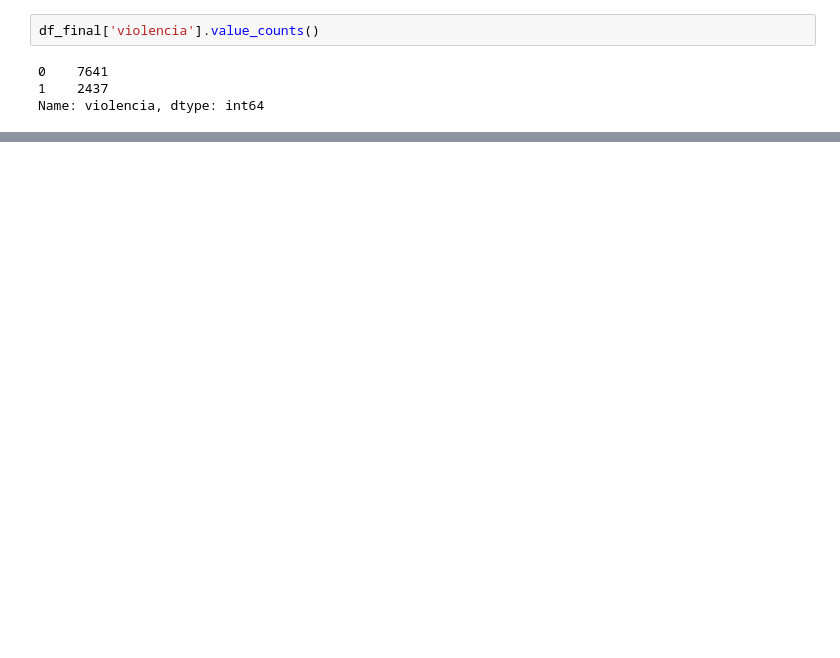
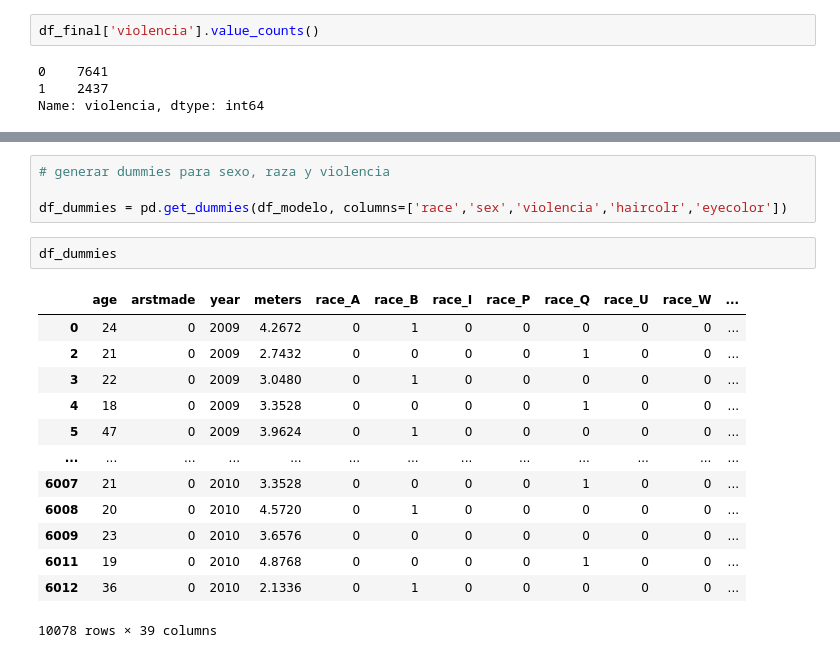
Before and after one commit to DiegoAvilarce/bootcamp-awakelab, a Jupyter notebook: evaluación_modulo5.ipynb, the cells around one changed output, grey strips where cells are left out. Cells and saved outputs as stored; diff of their text form; blank space fills up the shorter version.

```diff
--- a/evaluación_modulo5.ipynb
+++ b/evaluación_modulo5.ipynb
@@ -661,0 +736,20 @@ Name: violencia, dtype: int64
+# %%
+# generar dummies para sexo, raza y violencia
+
+df_dummies = pd.get_dummies(df_modelo, columns=['race','sex','violencia','haircolr','eyecolor'])
+# %%
+df_dummies
+# %% [output]
+|  | age | arstmade | year | meters | race_A | race_B | race_I | race_P | race_Q | race_U | race_W | ... |
+| 0 | 24 | 0 | 2009 | 4.2672 | 0 | 1 | 0 | 0 | 0 | 0 | 0 | ... |
+| 2 | 21 | 0 | 2009 | 2.7432 | 0 | 0 | 0 | 0 | 1 | 0 | 0 | ... |
+| 3 | 22 | 0 | 2009 | 3.0480 | 0 | 1 | 0 | 0 | 0 | 0 | 0 | ... |
+| 4 | 18 | 0 | 2009 | 3.3528 | 0 | 0 | 0 | 0 | 1 | 0 | 0 | ... |
+| 5 | 47 | 0 | 2009 | 3.9624 | 0 | 1 | 0 | 0 | 0 | 0 | 0 | ... |
+| ... | ... | ... | ... | ... | ... | ... | ... | ... | ... | ... | ... | ... |
+| 6007 | 21 | 0 | 2010 | 3.3528 | 0 | 0 | 0 | 0 | 1 | 0 | 0 | ... |
+| 6008 | 20 | 0 | 2010 | 4.5720 | 0 | 1 | 0 | 0 | 0 | 0 | 0 | ... |
+| 6009 | 23 | 0 | 2010 | 3.6576 | 0 | 0 | 0 | 0 | 0 | 0 | 0 | ... |
+| 6011 | 19 | 0 | 2010 | 4.8768 | 0 | 0 | 0 | 0 | 1 | 0 | 0 | ... |
+| 6012 | 36 | 0 | 2010 | 2.1336 | 0 | 1 | 0 | 0 | 0 | 0 | 0 | ... |
+10078 rows × 39 columns
```
Also changed, not shown: parts of 22 cells of this notebook, 5 other files.
